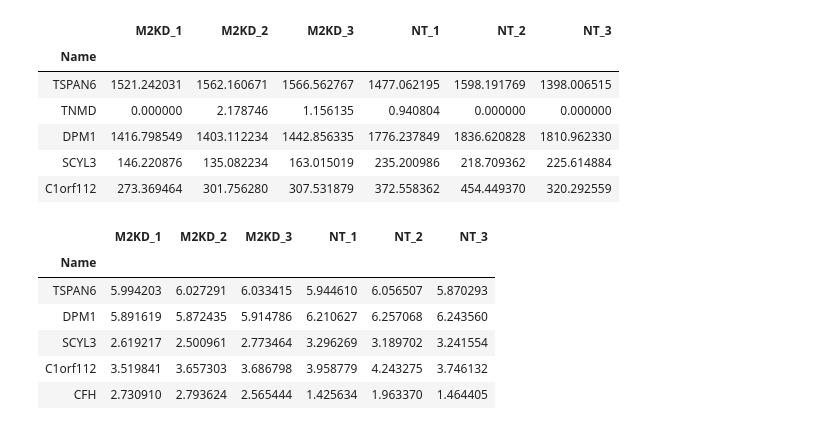
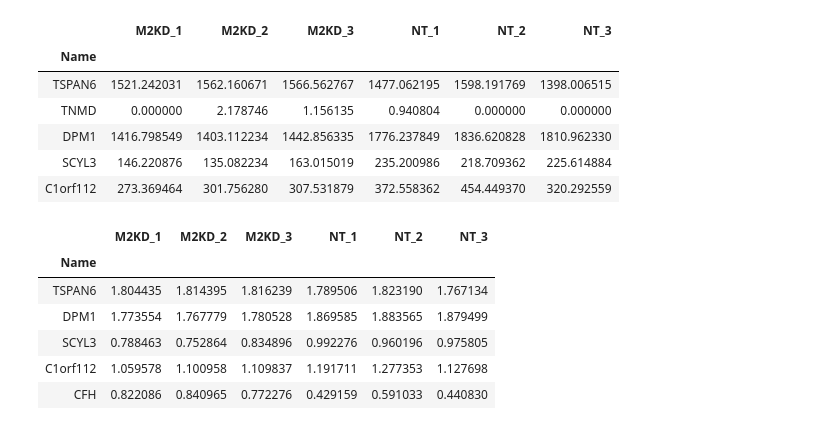
Before and after one commit to genepattern/preprocessing-rnaseq, a Jupyter notebook: Bulk RNA-seq Preprocessing for GSEA+ draft 3.ipynb, the cells around one changed output. Drawn from its saved outputs; the diff is of its cells as text; code cells hidden in the pictures.

```diff
--- a/Bulk RNA-seq Preprocessing for GSEA+ draft 3.ipynb
+++ b/Bulk RNA-seq Preprocessing for GSEA+ draft 3.ipynb
@@ -369,15 +372,17 @@ deseq2.head()
 | C1orf112 | 273.369464 | 301.756280 | 307.531879 | 372.558362 | 454.449370 | 320.292559 |
 # %%
 voom = pd.read_table('data/183205-voom/readcount_genename_txt_filt_M2KD.preprocessed.gct',header=2,sep='\t',index_col=0).drop('Description',axis=1)
-voom.head()
+# Changing the log base to match the figure
+voom10 = voom.apply(lambda x: x/np.log2(10))
+voom10.head()
 # %% [output]
 |  | M2KD_1 | M2KD_2 | M2KD_3 | NT_1 | NT_2 | NT_3 |
 | Name |  |  |  |  |  |  |
-| TSPAN6 | 5.994203 | 6.027291 | 6.033415 | 5.944610 | 6.056507 | 5.870293 |
-| DPM1 | 5.891619 | 5.872435 | 5.914786 | 6.210627 | 6.257068 | 6.243560 |
-| SCYL3 | 2.619217 | 2.500961 | 2.773464 | 3.296269 | 3.189702 | 3.241554 |
-| C1orf112 | 3.519841 | 3.657303 | 3.686798 | 3.958779 | 4.243275 | 3.746132 |
-| CFH | 2.730910 | 2.793624 | 2.565444 | 1.425634 | 1.963370 | 1.464405 |
+| TSPAN6 | 1.804435 | 1.814395 | 1.816239 | 1.789506 | 1.823190 | 1.767134 |
+| DPM1 | 1.773554 | 1.767779 | 1.780528 | 1.869585 | 1.883565 | 1.879499 |
+| SCYL3 | 0.788463 | 0.752864 | 0.834896 | 0.992276 | 0.960196 | 0.975805 |
+| C1orf112 | 1.059578 | 1.100958 | 1.109837 | 1.191711 | 1.277353 | 1.127698 |
+| CFH | 0.822086 | 0.840965 | 0.772276 | 0.429159 | 0.591033 | 0.440830 |
 # %%
 print_vitals(df1=raw,df2=deseq2,method='DESeq2',apply_log_normalize=True)
 # %% [output]
```
Also changed, not shown: parts of 20 cells of this notebook, 1 other file.
